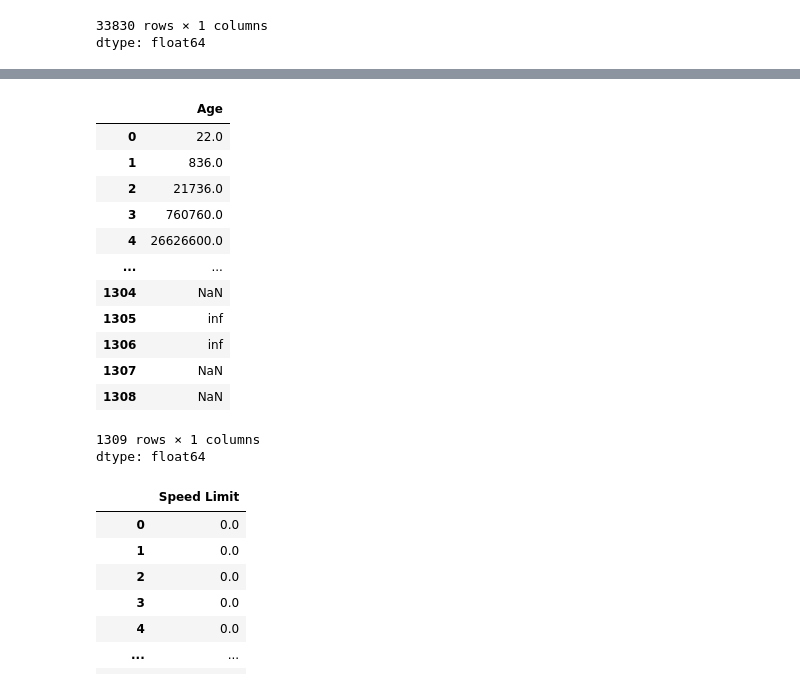
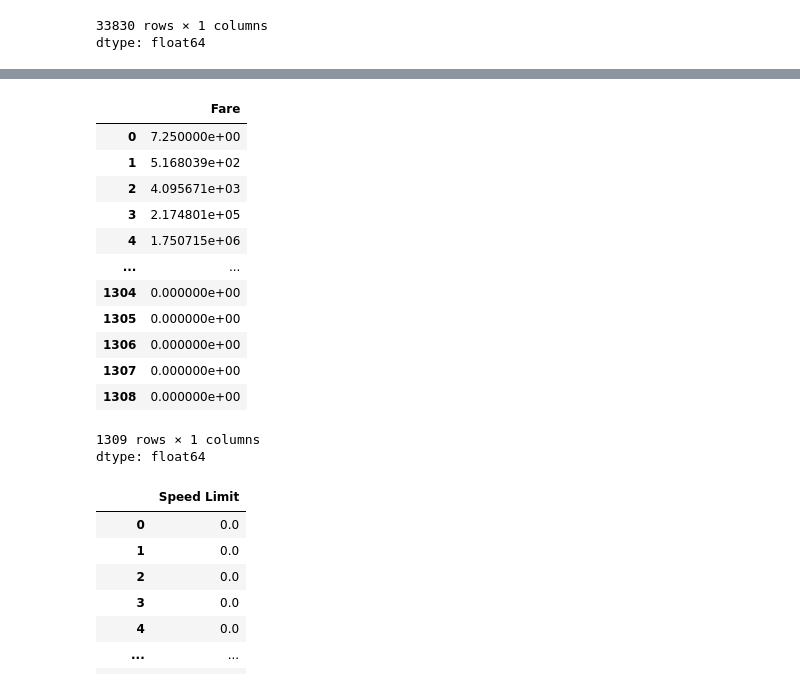
Before and after one commit to atletlgomez/titanic_and_crash, a Jupyter notebook: Titanic_and_Crash_Data.ipynb, the cells around one changed output, grey strips where cells are left out. Drawn from its saved outputs; the diff is of its cells as text; code cells hidden in the pictures.

```diff
--- a/Titanic_and_Crash_Data.ipynb
+++ b/Titanic_and_Crash_Data.ipynb
@@ -951,18 +967,18 @@ dtype: float64
 # %%
-titanic.Age.cumprod()
+titanic.Fare.cumprod()
 # %% [output]
-|  | Age |
-| 0 | 22.0 |
-| 1 | 836.0 |
-| 2 | 21736.0 |
-| 3 | 760760.0 |
-| 4 | 26626600.0 |
+|  | Fare |
+| 0 | 7.250000e+00 |
+| 1 | 5.168039e+02 |
+| 2 | 4.095671e+03 |
+| 3 | 2.174801e+05 |
+| 4 | 1.750715e+06 |
 | ... | ... |
-| 1304 | NaN |
-| 1305 | inf |
-| 1306 | inf |
-| 1307 | NaN |
-| 1308 | NaN |
+| 1304 | 0.000000e+00 |
+| 1305 | 0.000000e+00 |
+| 1306 | 0.000000e+00 |
+| 1307 | 0.000000e+00 |
+| 1308 | 0.000000e+00 |
 1309 rows × 1 columns
 dtype: float64
 # %%
```
Also changed, not shown: parts of 5 cells of this notebook.
